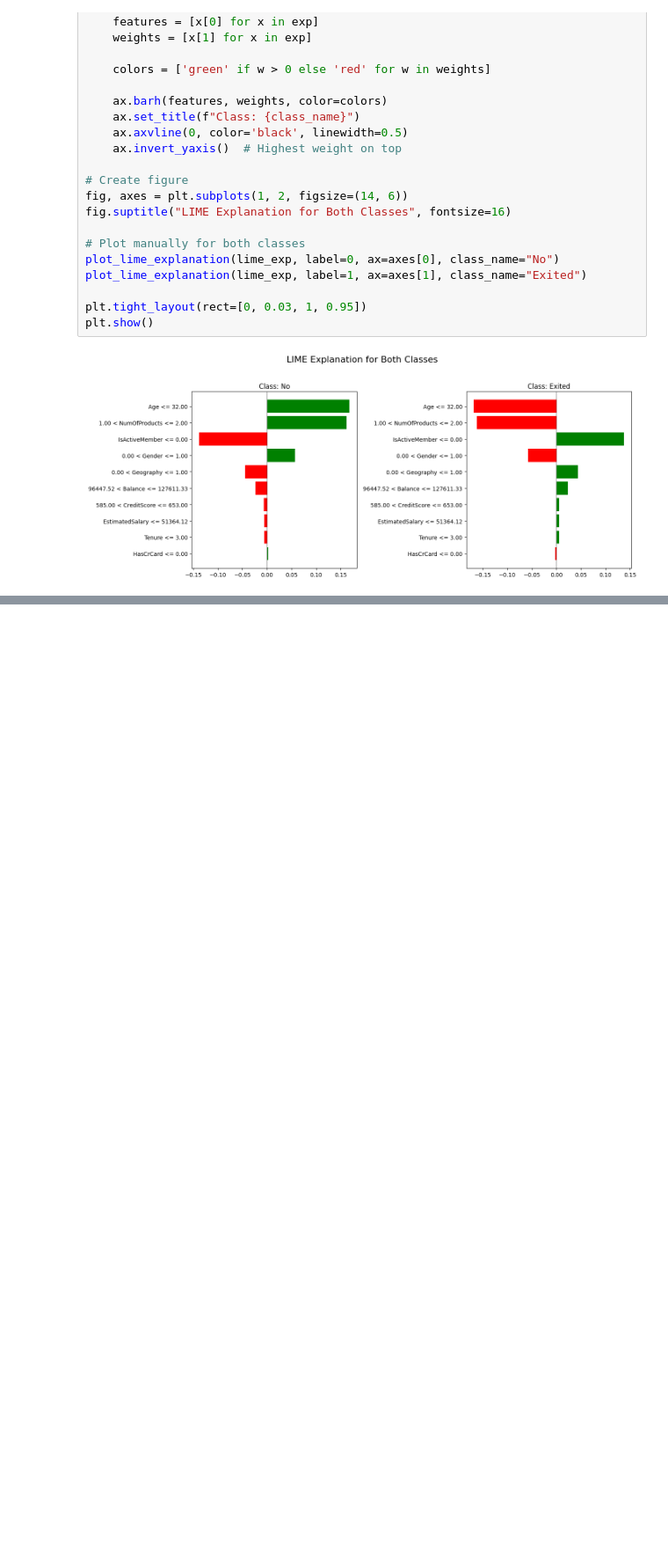
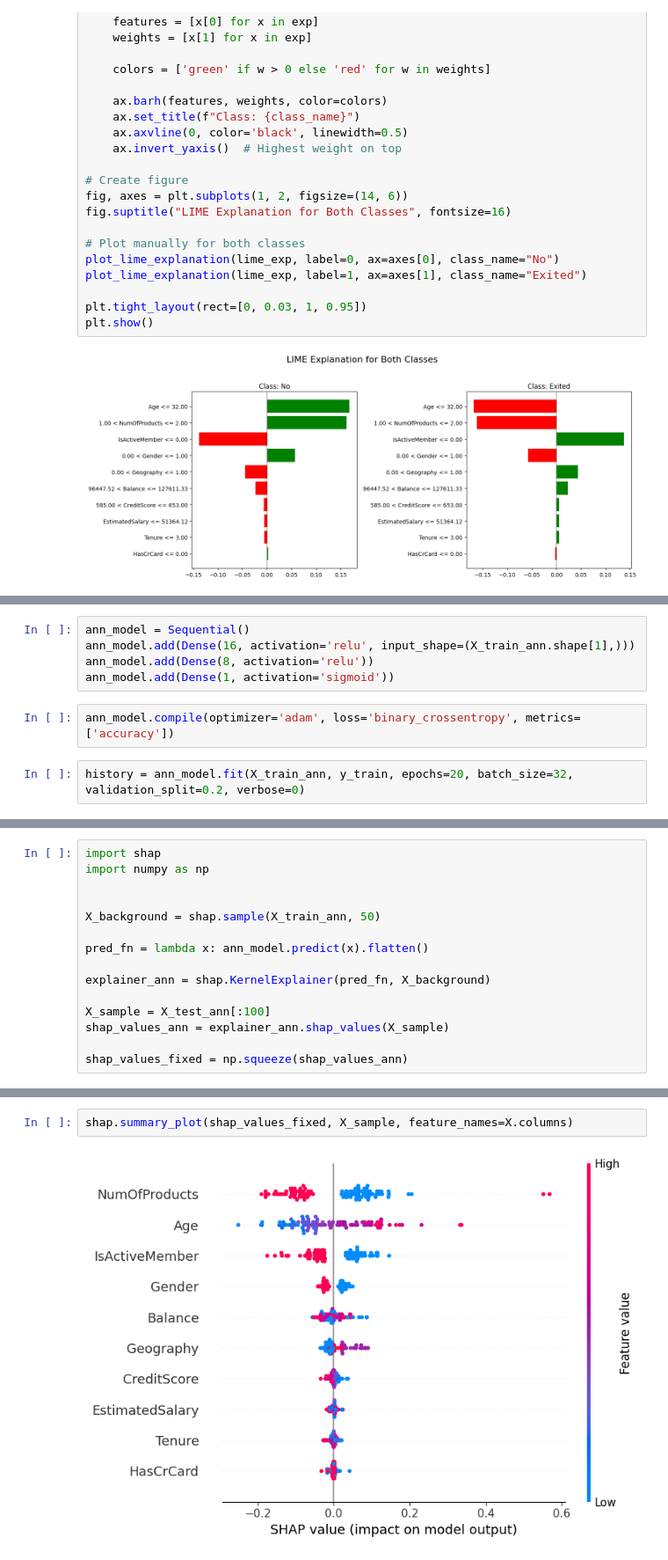
Before and after one commit to eyaguirat10/Explainable-AI-Workshop, a Jupyter notebook: Notebook_XAI_Eya_Guirat_4DS10.ipynb, the cells around one changed output, grey strips where cells are left out. Shown: that part at 88% size. Cells and saved outputs as stored; diff of their text form; blank space fills up the shorter version.

```diff
--- a/Notebook_XAI_Eya_Guirat_4DS10.ipynb
+++ b/Notebook_XAI_Eya_Guirat_4DS10.ipynb
@@ -580,0 +593,9 @@ plt.show()
+# %%
+ann_model = Sequential()
+ann_model.add(Dense(16, activation='relu', input_shape=(X_train_ann.shape[1],)))
+ann_model.add(Dense(8, activation='relu'))
+ann_model.add(Dense(1, activation='sigmoid'))
+# %%
+ann_model.compile(optimizer='adam', loss='binary_crossentropy', metrics=['accuracy'])
+# %%
+history = ann_model.fit(X_train_ann, y_train, epochs=20, batch_size=32, validation_split=0.2, verbose=0)
@@ -580,0 +609,15 @@ plt.show()
+# %%
+import shap
+import numpy as np
+
+
+X_background = shap.sample(X_train_ann, 50)
+
+pred_fn = lambda x: ann_model.predict(x).flatten()
+
+explainer_ann = shap.KernelExplainer(pred_fn, X_background)
+
+X_sample = X_test_ann[:100]
+shap_values_ann = explainer_ann.shap_values(X_sample)
+
+shap_values_fixed = np.squeeze(shap_values_ann)
@@ -580,0 +643,4 @@ plt.show()
+# %%
+shap.summary_plot(shap_values_fixed, X_sample, feature_names=X.columns)
+# %% [output]
+[figure, added]
```
Also changed, not shown: parts of 11 cells of this notebook.
